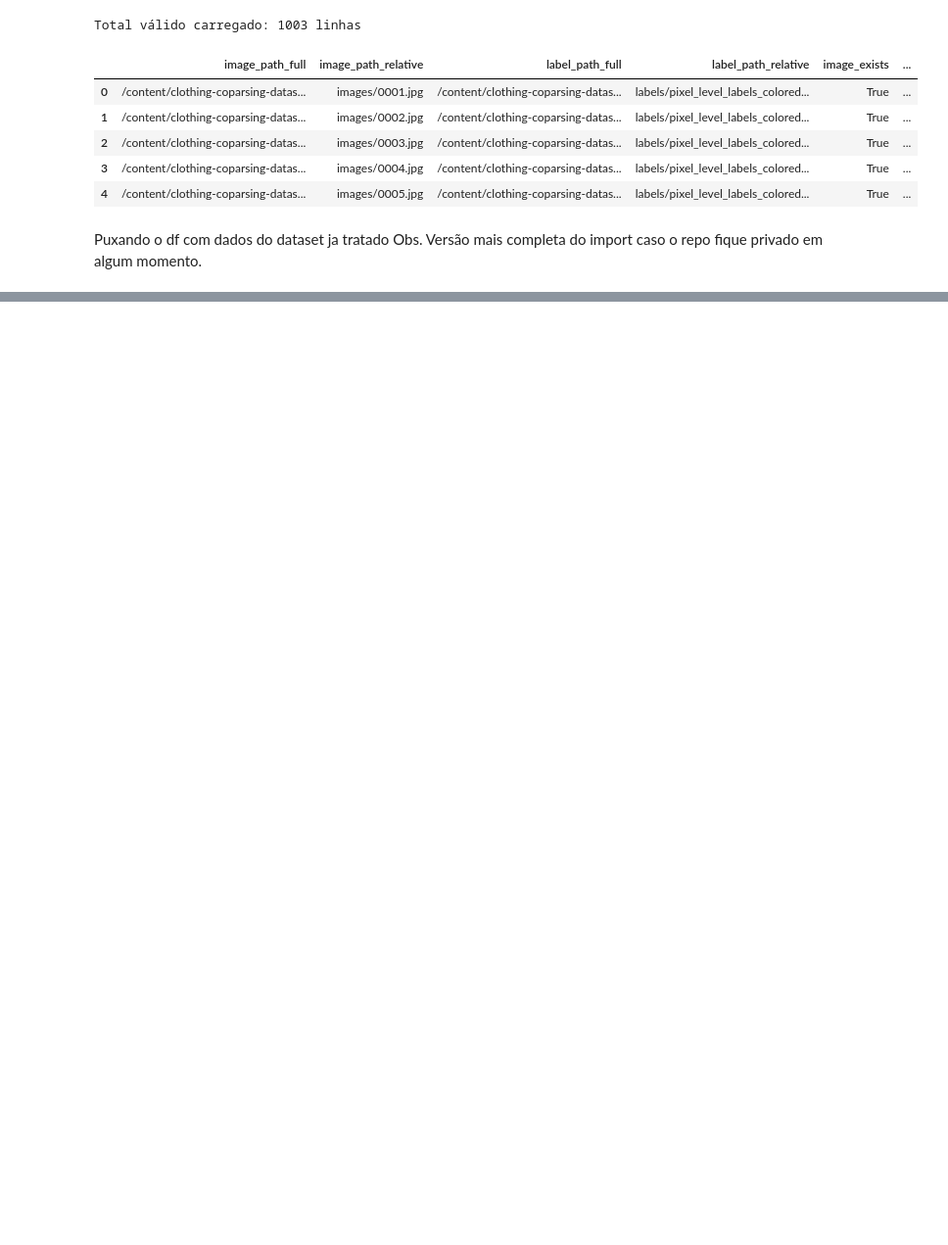
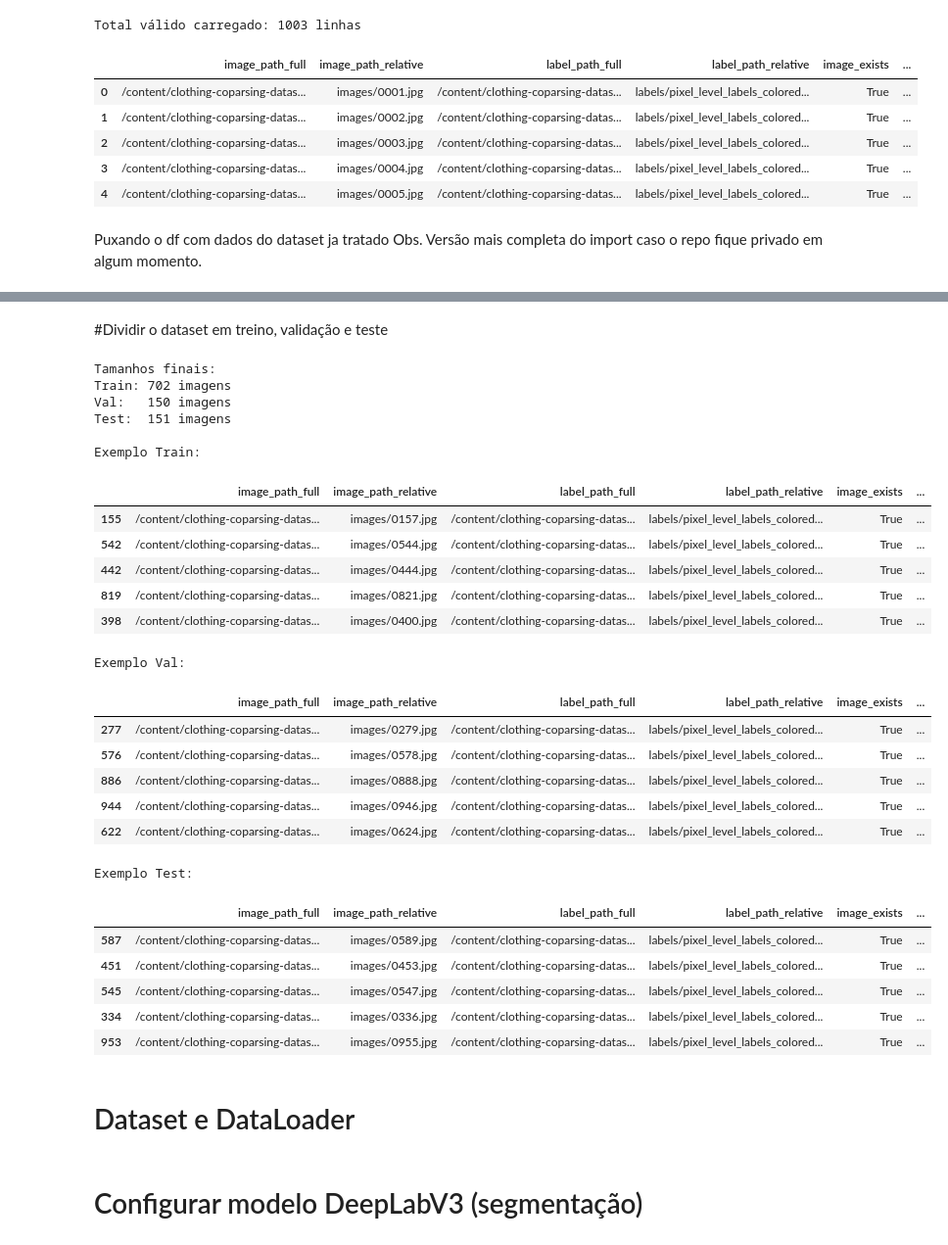
Before and after one commit to Alexandre-Tupinamba/BootCampAVANTI_machine_learning_Ativ04-01, a Jupyter notebook: 02_training_pipeline.ipynb, the cells around one changed output, grey strips where cells are left out. Shown at 98% size. Drawn from its saved outputs; the diff is of its cells as text; code cells hidden in the pictures; blank space fills up the shorter version.

```diff
--- a/02_training_pipeline.ipynb
+++ b/02_training_pipeline.ipynb
@@ -98,0 +134,73 @@ Total válido carregado: 1003 linhas
+# %% [markdown]
+#Dividir o dataset em treino, validação e teste
+# %%
+from sklearn.model_selection import train_test_split
+
+# Configurar proporções (ex: 70% train, 15% val, 15% test)
+train_size = 0.7
+val_size = 0.15
+test_size = 0.15
+
+# Primeiro: separar train e temp (val+test)
+df_train, df_temp = train_test_split(
+    df_valido,
+    train_size=train_size,
+    random_state=42,
+    shuffle=True
+)
+
+# Depois: dividir temp em val e test
+relative_val_size = val_size / (val_size + test_size)  # ajuste proporcional
+df_val, df_test = train_test_split(
+    df_temp,
+    train_size=relative_val_size,
+    random_state=42,
+    shuffle=True
+)
+
+print("Tamanhos finais:")
+print(f"Train: {len(df_train)} imagens")
+print(f"Val:   {len(df_val)} imagens")
+print(f"Test:  {len(df_test)} imagens")
+
+# Confirmar que não houve sobreposição
+assert set(df_train.index).isdisjoint(df_val.index)
+assert set(df_train.index).isdisjoint(df_test.index)
+assert set(df_val.index).isdisjoint(df_test.index)
+
+# Conferir algumas amostras
+print("\nExemplo Train:")
+display(df_train.head())
+print("\nExemplo Val:")
+display(df_val.head())
+print("\nExemplo Test:")
+display(df_test.head())
+# %% [output]
+Tamanhos finais:
+Train: 702 imagens
+Val:   150 imagens
+Test:  151 imagens
+
+Exemplo Train:
+|  | image_path_full | image_path_relative | label_path_full | label_path_relative | image_exists | ... |
+| 155 | /content/clothing-coparsing-datas... | images/0157.jpg | /content/clothing-coparsing-datas... | labels/pixel_level_labels_colored... | True | ... |
+| 542 | /content/clothing-coparsing-datas... | images/0544.jpg | /content/clothing-coparsing-datas... | labels/pixel_level_labels_colored... | True | ... |
+| 442 | /content/clothing-coparsing-datas... | images/0444.jpg | /content/clothing-coparsing-datas... | labels/pixel_level_labels_colored... | True | ... |
+| 819 | /content/clothing-coparsing-datas... | images/0821.jpg | /content/clothing-coparsing-datas... | labels/pixel_level_labels_colored... | True | ... |
+| 398 | /content/clothing-coparsing-datas... | images/0400.jpg | /content/clothing-coparsing-datas... | labels/pixel_level_labels_colored... | True | ... |
+Exemplo Val:
+|  | image_path_full | image_path_relative | label_path_full | label_path_relative | image_exists | ... |
+| 277 | /content/clothing-coparsing-datas... | images/0279.jpg | /content/clothing-coparsing-datas... | labels/pixel_level_labels_colored... | True | ... |
+| 576 | /content/clothing-coparsing-datas... | images/0578.jpg | /content/clothing-coparsing-datas... | labels/pixel_level_labels_colored... | True | ... |
+| 886 | /content/clothing-coparsing-datas... | images/0888.jpg | /content/clothing-coparsing-datas... | labels/pixel_level_labels_colored... | True | ... |
+| 944 | /content/clothing-coparsing-datas... | images/0946.jpg | /content/clothing-coparsing-datas... | labels/pixel_level_labels_colored... | True | ... |
+| 622 | /content/clothing-coparsing-datas... | images/0624.jpg | /content/clothing-coparsing-datas... | labels/pixel_level_labels_colored... | True | ... |
+Exemplo Test:
+|  | image_path_full | image_path_relative | label_path_full | label_path_relative | image_exists | ... |
+| 587 | /content/clothing-coparsing-datas... | images/0589.jpg | /content/clothing-coparsing-datas... | labels/pixel_level_labels_colored... | True | ... |
+| 451 | /content/clothing-coparsing-datas... | images/0453.jpg | /content/clothing-coparsing-datas... | labels/pixel_level_labels_colored... | True | ... |
+| 545 | /content/clothing-coparsing-datas... | images/0547.jpg | /content/clothing-coparsing-datas... | labels/pixel_level_labels_colored... | True | ... |
+| 334 | /content/clothing-coparsing-datas... | images/0336.jpg | /content/clothing-coparsing-datas... | labels/pixel_level_labels_colored... | True | ... |
+| 953 | /content/clothing-coparsing-datas... | images/0955.jpg | /content/clothing-coparsing-datas... | labels/pixel_level_labels_colored... | True | ... |
+# %% [markdown]
+# Dataset e DataLoader
@@ -98,0 +258,2 @@ Total válido carregado: 1003 linhas
+# %% [markdown]
+# Configurar modelo DeepLabV3 (segmentação)
```
Also changed, not shown: parts of 41 cells of this notebook.
